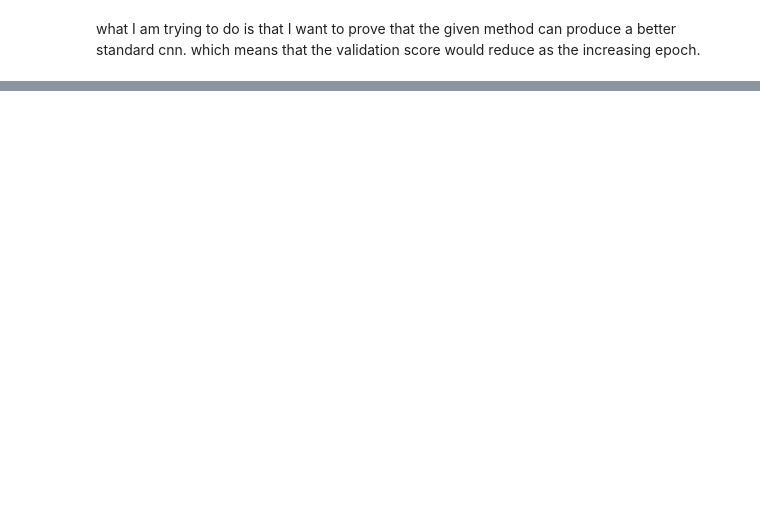
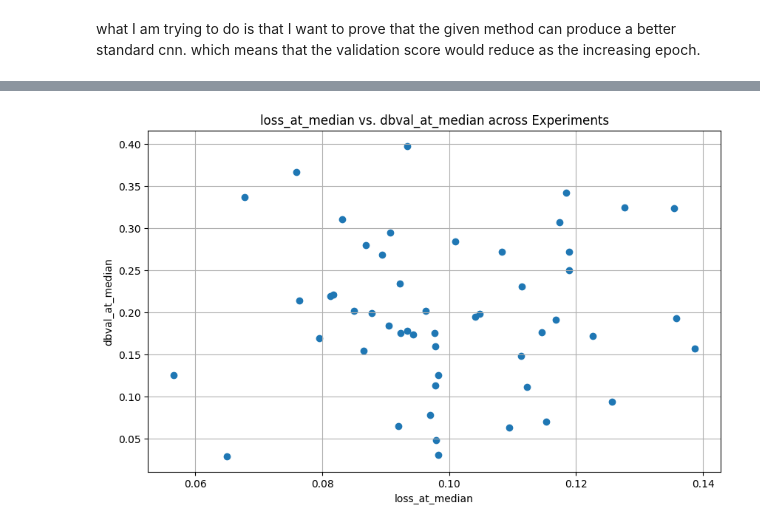
Before and after one commit to zhiyuan-95/db-vae, a Jupyter notebook: comet.ipynb, the cells around one changed output, grey strips where cells are left out. Saved outputs shown, nothing was run; the diff lists cells and outputs as text; code cells hidden in the pictures; blank space fills up the shorter version.

Commit message:
add another measure median to represent the trials of experiement in summary

```diff
--- a/comet.ipynb
+++ b/comet.ipynb
@@ -336,3 +353,7 @@ display(combined_summary)
+# %%
+dbvae.plot_relation('loss_at_median','dbval_at_median')
+# %% [output]
+[figure, added]
 # %%
 # Calculate average trajectories at each epoch across the experiments
 metrix = 'dbval'
```
Also changed, not shown: parts of 12 cells of this notebook.
